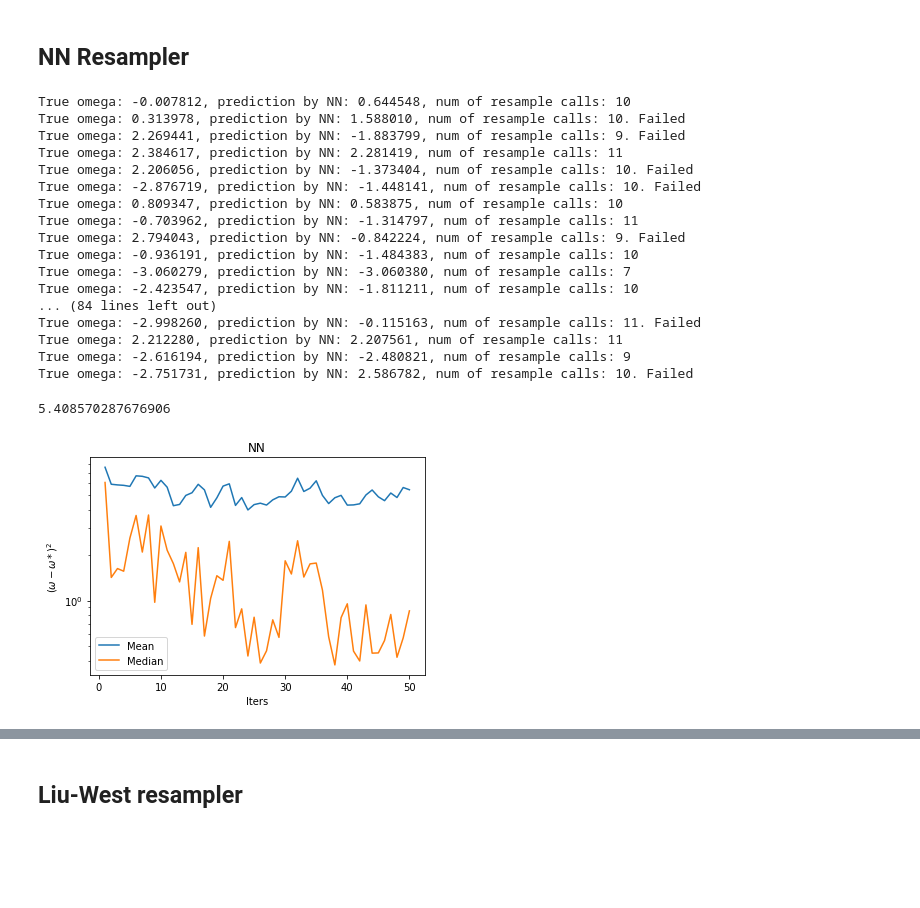
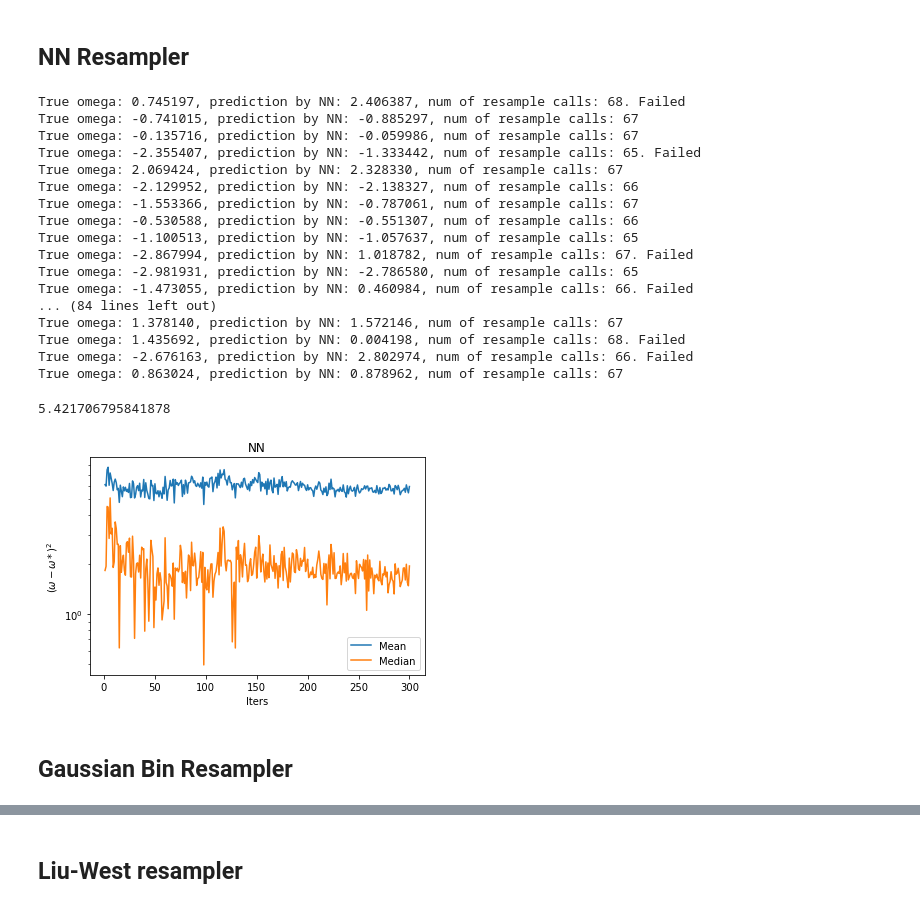
Before and after one commit to ajrheng/smc-nn-resampler, a Jupyter notebook: run-bayesian-phase-est.ipynb, the cells around one changed output, grey strips where cells are left out. Drawn from its saved outputs; the diff is of its cells as text; code cells hidden in the pictures; blank space fills up the shorter version.

```diff
--- a/run-bayesian-phase-est.ipynb
+++ b/run-bayesian-phase-est.ipynb
@@ -17,12 +17,12 @@ cuda:0
 from nn_resampler import nn_resampler
 from phase_est_smc import phase_est_smc
 # %%
-num_particles = 100 # number of SMC particles (num of w points)
+num_particles = 1000 # number of SMC particles (num of w points)
 num_samples = 10000 # number of samples to draw from the particle distribution (to be binned)
 num_bins = 100 # number of bins
 n_iters = 100 # number of different omega*
 t0 = 10 # starting time
-max_iters = 50 # maximum number of iterations before breaking
+max_iters = 300 # maximum number of iterations before breaking
 # %%
 net = nn_resampler(num_bins,num_bins)
 net.load_state_dict(torch.load("model/nn_resampler.model"))
@@ -56,7 +56,6 @@ for i in range(n_iters):
 
         resample_counts += 1
 
-
 #         if len(running_est) > 5:
 #             last_n = running_est[-5:]
 #             # np.allclose(a,b) returns true if every element in a and b are equal to a tolerance
@@ -77,42 +76,43 @@ for i in range(n_iters):
                                                                                             smc.curr_omega_est,
                                                                                             resample_counts))
 # %% [output]
-True omega: -0.007812, prediction by NN: 0.644548, num of resample calls: 10
-True omega: 0.313978, prediction by NN: 1.588010, num of resample calls: 10. Failed
-True omega: 2.269441, prediction by NN: -1.883799, num of resample calls: 9. Failed
-True omega: 2.384617, prediction by NN: 2.281419, num of resample calls: 11
-True omega: 2.206056, prediction by NN: -1.373404, num of resample calls: 10. Failed
-True omega: -2.876719, prediction by NN: -1.448141, num of resample calls: 10. Failed
-True omega: 0.809347, prediction by NN: 0.583875, num of resample calls: 10
-True omega: -0.703962, prediction by NN: -1.314797, num of resample calls: 11
-True omega: 2.794043, prediction by NN: -0.842224, num of resample calls: 9. Failed
-True omega: -0.936191, prediction by NN: -1.484383, num of resample calls: 10
-True omega: -3.060279, prediction by NN: -3.060380, num of resample calls: 7
-True omega: -2.423547, prediction by NN: -1.811211, num of resample calls: 10
+True omega: 0.745197, prediction by NN: 2.406387, num of resample calls: 68. Failed
+True omega: -0.741015, prediction by NN: -0.885297, num of resample calls: 67
+True omega: -0.135716, prediction by NN: -0.059986, num of resample calls: 67
+True omega: -2.355407, prediction by NN: -1.333442, num of resample calls: 65. Failed
+True omega: 2.069424, prediction by NN: 2.328330, num of resample calls: 67
+True omega: -2.129952, prediction by NN: -2.138327, num of resample calls: 66
+True omega: -1.553366, prediction by NN: -0.787061, num of resample calls: 67
+True omega: -0.530588, prediction by NN: -0.551307, num of resample calls: 66
+True omega: -1.100513, prediction by NN: -1.057637, num of resample calls: 65
+True omega: -2.867994, prediction by NN: 1.018782, num of resample calls: 67. Failed
+True omega: -2.981931, prediction by NN: -2.786580, num of resample calls: 65
+True omega: -1.473055, prediction by NN: 0.460984, num of resample calls: 66. Failed
 ... (84 lines left out)
-True omega: -2.998260, prediction by NN: -0.115163, num of resample calls: 11. Failed
-True omega: 2.212280, prediction by NN: 2.207561, num of resample calls: 11
-True omega: -2.616194, prediction by NN: -2.480821, num of resample calls: 9
-True omega: -2.751731, prediction by NN: 2.586782, num of resample calls: 10. Failed
+True omega: 1.378140, prediction by NN: 1.572146, num of resample calls: 67
+True omega: 1.435692, prediction by NN: 0.004198, num of resample calls: 68. Failed
+True omega: -2.676163, prediction by NN: 2.802974, num of resample calls: 66. Failed
+True omega: 0.863024, prediction by NN: 0.878962, num of resample calls: 67
 # %%
 nn_mse = np.mean( (np.array(true_omegas) - np.array(nn_preds) ) ** 2 )
 print(nn_mse)
 # %% [output]
-5.408570287676906
+5.421706795841878
 # %%
 nn_data_squared = ( np.array(nn_data) - np.array(true_omegas).reshape(-1,1)) ** 2
 nn_data_mean = np.mean(nn_data_squared, axis=0)
 nn_data_median = np.median(nn_data_squared, axis =0)
 
 num_data_points = nn_data_squared.shape[1]
 
 plt.plot(np.arange(1,num_data_points+1, dtype=int), nn_data_mean, label='Mean')
 plt.plot(np.arange(1,num_data_points+1, dtype=int), nn_data_median, label='Median')
 plt.legend()
 plt.title("NN")
-plt.yscale('log')
 plt.xlabel("Iters")
 plt.ylabel("$(\omega - \omega*)^2$")
 plt.show()
 # %% [output]
-[figure, old version]
+[figure, new version]
+# %% [markdown]
+## Gaussian Bin Resampler
```
Also changed, not shown: parts of 7 cells of this notebook, 2 other files.
